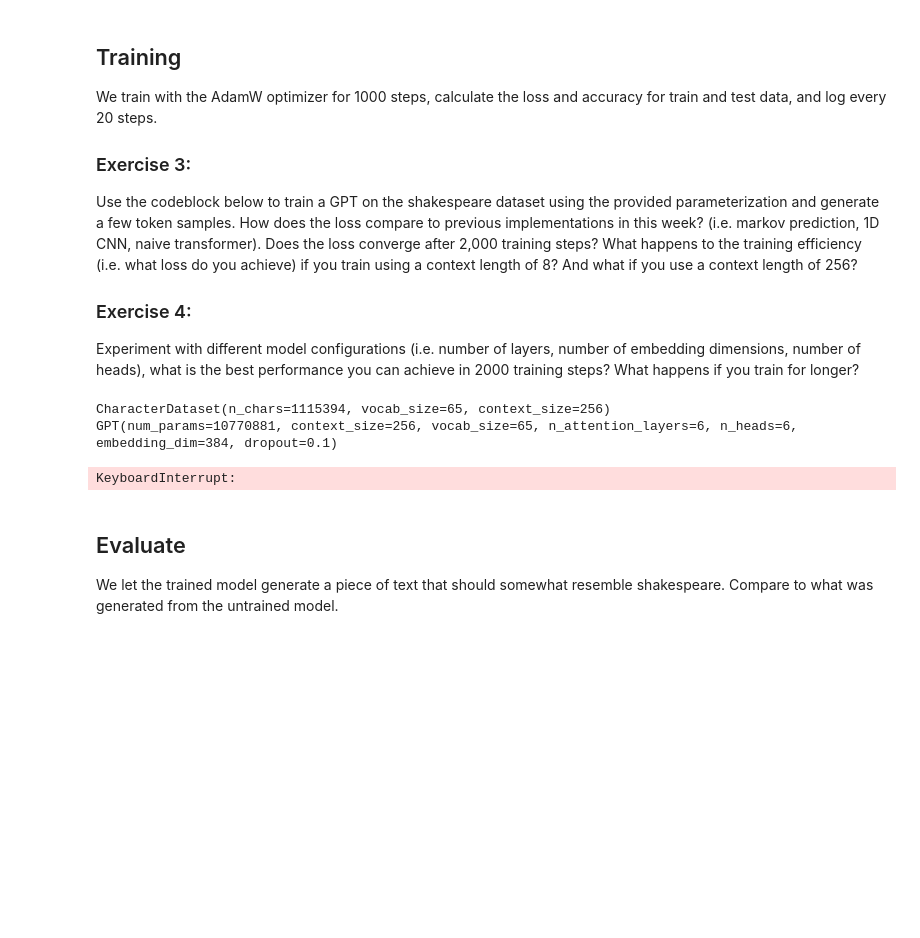
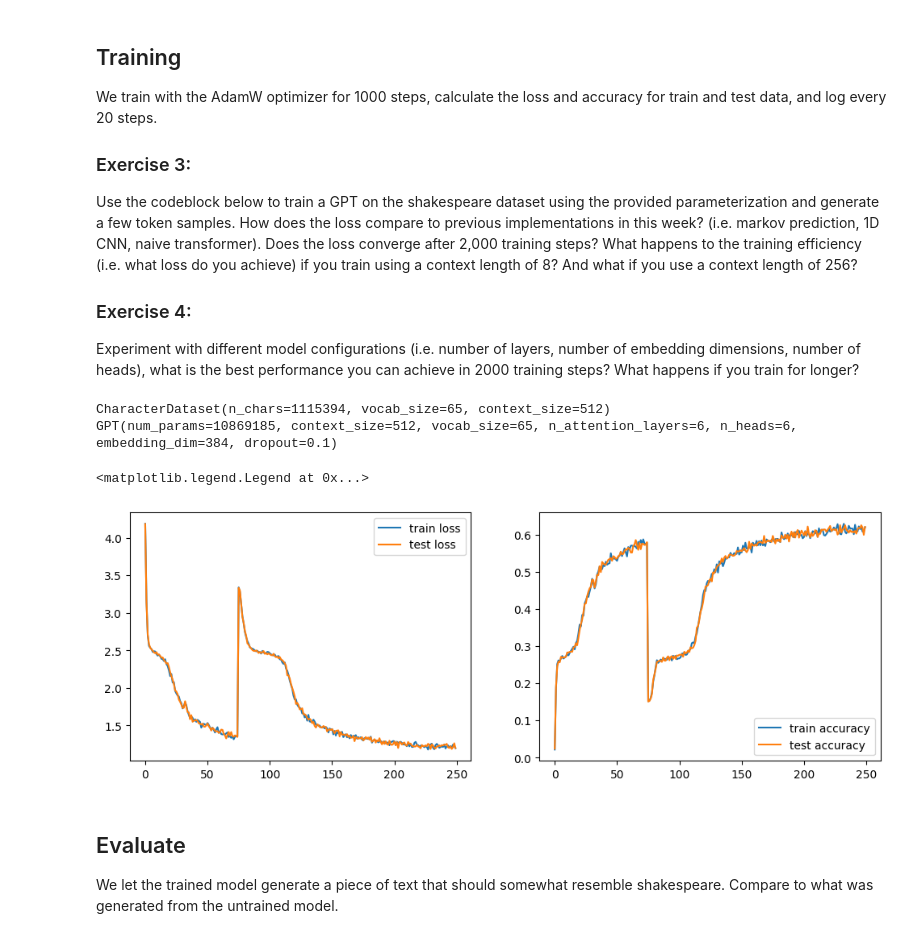
Before and after one commit to holmrenser/deep_learning, a Jupyter notebook: W4D2_GPT.ipynb, the cells around one changed output. Cells and saved outputs as stored; diff of their text form; code cells hidden in the pictures; blank space fills up the shorter version.

Commit message:
gpt training

```diff
--- a/W4D2_GPT.ipynb
+++ b/W4D2_GPT.ipynb
@@ -5,6 +5,7 @@ In this notebook we will build a GPT-style transformer from scratch. Heavily bas
 Emphasis on readable code, minimal and simple implementations, and (relatively) fast training.
 # %%
 import math
+import pickle
 from matplotlib import pyplot as plt
 from tqdm.auto import tqdm, trange
 
@@ -14,7 +15,7 @@ from torch.nn import functional as F
 from torch.utils.data.dataloader import DataLoader
 from torch.utils.data import RandomSampler, random_split
 
-DEVICE = torch.device('mps') # 'mps' for ARM macbooks, 'cuda' for colab, 'cpu' otherwise
+DEVICE = torch.device('cuda') # 'mps' for ARM macbooks, 'cuda' for colab, 'cpu' otherwise
 # %% [markdown]
 ## Data
 We use the tiny shakespeare dataset to train a character level transformer to predict text that looks like shakespeare. All data is in one text file, which we download below.
@@ -330,19 +351,21 @@ Use the codeblock below to train a GPT on the shakespeare dataset using the prov
 ### Exercise 4:
 Experiment with different model configurations (i.e. number of layers, number of embedding dimensions, number of heads), what is the best performance you can achieve in 2000 training steps? What happens if you train for longer?
 # %%
-train_steps = 5_000
-batch_size = 64
-context_size = 256
+train_steps = 10_000
+batch_size = 32
+context_size = 512
 n_layers = 6
 n_heads = 6
 embedding_dim = 384
 learning_rate = 1e-3
-train_fraction = 0.8
+train_fraction = 0.9
+dropout = 0.1
 
 dataset = CharacterDataset.from_textfile('./input.txt', context_size=context_size)
 print(dataset)
 
-model = GPT(context_size=dataset.context_size, vocab_size=dataset.tokenizer.vocab_size, n_layers=n_layers, embedding_dim=embedding_dim, n_heads=n_heads)
+model = GPT(context_size=dataset.context_size, vocab_size=dataset.tokenizer.vocab_size, n_layers=n_layers, embedding_dim=embedding_dim, n_heads=n_heads, dropout=dropout)
+# model = torch.compile(model)
 print(model)
 
 model.to(DEVICE)
@@ -362,7 +385,8 @@ test_dataloader = DataLoader(
 )
 test_dataloader = iter(test_dataloader)
 
-optimizer = torch.optim.AdamW(params=model.parameters(), lr=learning_rate)
+optimizer = torch.optim.AdamW(params=model.parameters(), lr=learning_rate, betas=(0.9, 0.99))
+scheduler = torch.optim.lr_scheduler.OneCycleLR(optimizer, max_lr=0.01, total_steps=train_steps)
 model.train()
 
 train_losses = []
@@ -372,33 +396,35 @@ test_accuracies = []
 
 for i, (train_x, train_y) in enumerate(tqdm(train_dataloader)):
     # forward the model
     _,train_loss,train_accuracy = model(train_x.to(DEVICE), train_y.to(DEVICE))
 
     # save losses on train and test every 20 iterations
     if i % 20 == 0:
         train_losses.append(train_loss.item())
         train_accuracies.append(train_accuracy.item())
         test_x, test_y = next(test_dataloader)
         _,test_loss,test_accuracy = model(test_x.to(DEVICE), test_y.to(DEVICE))
         test_losses.append(test_loss.item())
         test_accuracies.append(test_accuracy.item())
 
     # backprop and update the parameters
     model.zero_grad(set_to_none=True)
     train_loss.backward()
 
     # Prevent gradients from becoming too large
     torch.nn.utils.clip_grad_norm_(model.parameters(), 1.0)
     optimizer.step()
+    scheduler.step()
 
 fig,[ax1, ax2] = plt.subplots(ncols=2, figsize=(12,4))
 ax1.plot(train_losses, label='train loss')
 ax1.plot(test_losses, label='test loss')
 ax1.legend()
 ax2.plot(train_accuracies, label='train accuracy')
 ax2.plot(test_accuracies, label='test accuracy')
 ax2.legend()
 # %% [output]
-CharacterDataset(n_chars=1115394, vocab_size=65, context_size=256)
-GPT(num_params=10770881, context_size=256, vocab_size=65, n_attention_layers=6, n_heads=6, embedding_dim=384, dropout=0.1)
+CharacterDataset(n_chars=1115394, vocab_size=65, context_size=512)
+GPT(num_params=10869185, context_size=512, vocab_size=65, n_attention_layers=6, n_heads=6, embedding_dim=384, dropout=0.1)
-KeyboardInterrupt:
+<matplotlib.legend.Legend at 0x...>
+[figure, added]
```
Also changed, not shown: parts of 5 cells of this notebook.
